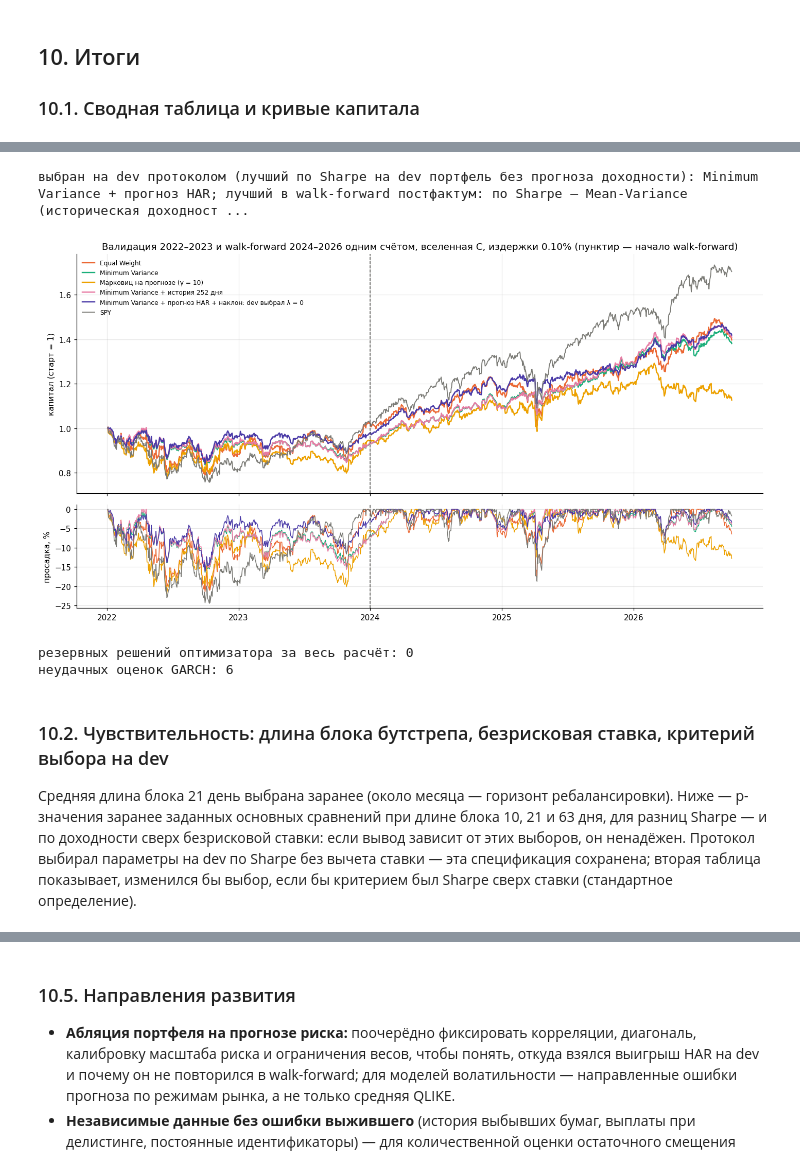
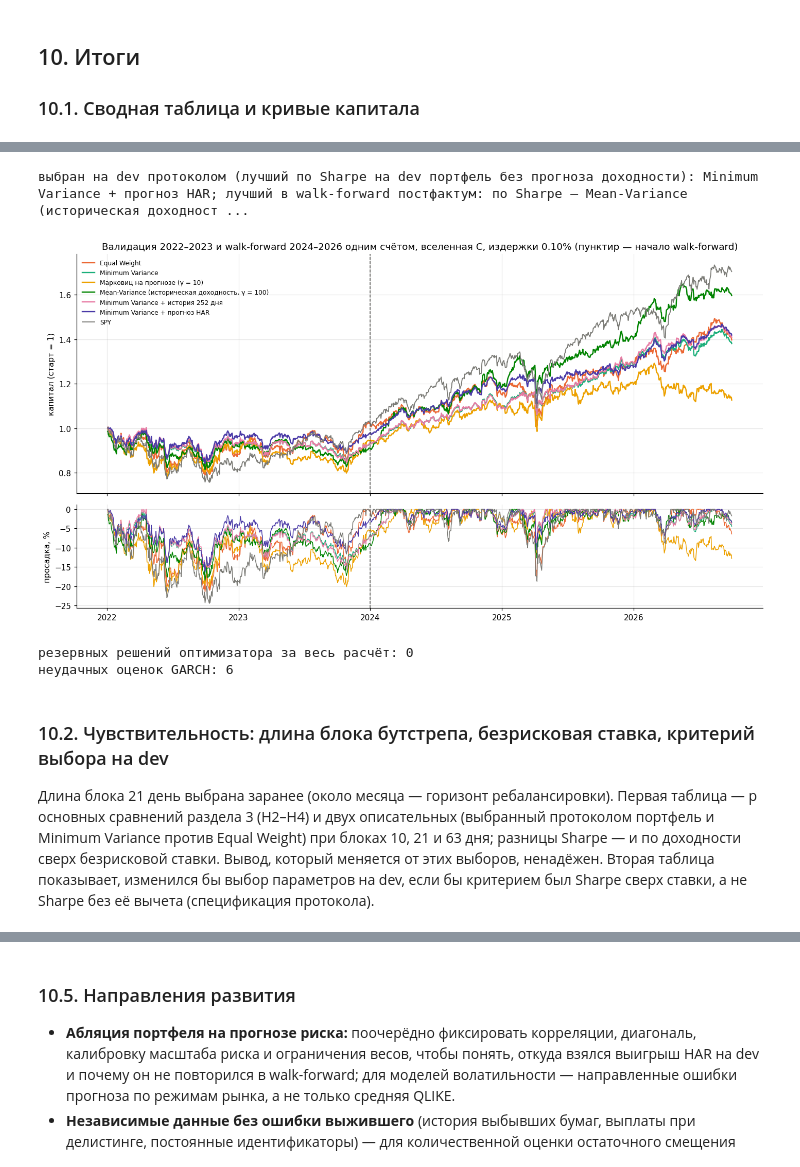
Before and after one commit to spendmail/finance, a Jupyter notebook: project/snp_500_managment_system.ipynb, the cells around one changed output, grey strips where cells are left out. Drawn from its saved outputs; the diff is of its cells as text; code cells hidden in the pictures.

```diff
--- a/project/snp_500_managment_system.ipynb
+++ b/project/snp_500_managment_system.ipynb
@@ -3450,9 +3458,11 @@ def combo_search():
 
 
 CGRID, LAMC, SMC, r_, c_, CCHECK = cached("combo", combo_search, (RBASE, VOL_BEST, tuple(LAMBDAS), tuple(SMOOTH), SIG_MAIN))
-COMBO_NAME = (f"{RBASE} + наклон (λ = {LAMC}, сглаж. {SMC})" if LAMC > 0 else f"{RBASE} + наклон: dev выбрал λ = 0")
-for per in PER:
-    RES[(COMBO_NAME, per)], CUR_EQ[(COMBO_NAME, per)] = r_[per], c_[per]
+# при λ = 0 комбинация совпадает с базой (проверка ниже), поэтому дальше она идёт под именем базы
+COMBO_NAME = f"{RBASE} + наклон (λ = {LAMC}, сглаж. {SMC})" if LAMC > 0 else RBASE
+if LAMC > 0:
+    for per in PER:
+        RES[(COMBO_NAME, per)], CUR_EQ[(COMBO_NAME, per)] = r_[per], c_[per]
 print(f"база — лучший по Sharpe на dev портфель без прогноза доходности: {RBASE}")
 print("проверка λ = 0: макс. относительное отличие кривой от базы:", {k: f"{v:.1e}" for k, v in CCHECK.items()})
 assert max(CCHECK.values()) < 1e-6
@@ -3908,7 +3924,7 @@ Sharpe на dev вселенной S по γ
 # %%
 CTRL_IN = [CTRL_NAME] if CTRL_NAME in RISK_STRATS else []
 FINAL = list(dict.fromkeys(["Equal Weight", "обратная волатильность", "Minimum Variance", MV0_NAME, MVH_NAME, MVF_NAME]
-                           + CTRL_IN + [MVC_NAME, MV_NAME, TILT_NAME, EP[0], EP[2], EP[3], COMBO_NAME, "SPY"]))
+                           + CTRL_IN + [MVC_NAME, MV_NAME] + ([TILT_NAME] if LAM > 0 else []) + EP + [COMBO_NAME, "SPY"]))
 FINAL_TAB = res_table(FINAL)
 display(FINAL_TAB.round(3))
 wf_ = FINAL_TAB[PER[2]]
@@ -3916,21 +3932,23 @@ print(f"выбран на dev протоколом (лучший по Sharpe н
       f"лучший в walk-forward постфактум: по Sharpe — {wf_['Sharpe'].idxmax()}, по Sharpe изб. — {wf_['Sharpe изб.'].idxmax()}, "
       f"по CAGR — {wf_['CAGR'].idxmax()} (выбор по результату walk-forward — не независимая проверка)")
 
-SHOW = ["Equal Weight", "Minimum Variance", MV_NAME] + ([TILT_NAME] if LAM > 0 else []) + CTRL_IN + [COMBO_NAME]
-FN_ALL = {**BASE, **RISK_STRATS, **ML_STRATS}
+SHOW = list(dict.fromkeys(["Equal Weight", "Minimum Variance", MV_NAME] + ([TILT_NAME] if LAM > 0 else [])
+                          + [MVH_NAME] + CTRL_IN + [COMBO_NAME]))
+FN_ALL = {**BASE, **RISK_STRATS, **ML_STRATS, MVH_NAME: mvh_fn(gamma=GAMMA_MVH)}
 
 
 def curves():
-    out = {n: backtest(FN_ALL[n], DEV_END, WF_END)[0] for n in SHOW if n != COMBO_NAME}
-    rec, _ = base_record(RBASE, DEV_END, WF_END)
-    out[COMBO_NAME] = backtest(tilt_fn(SIG[SIG_MAIN], LAMC, SMC, rec), DEV_END, WF_END)[0]
+    out = {n: backtest(FN_ALL[n], DEV_END, WF_END)[0] for n in SHOW if n in FN_ALL}
+    if LAMC > 0:
+        rec, _ = base_record(RBASE, DEV_END, WF_END)
+        out[COMBO_NAME] = backtest(tilt_fn(SIG[SIG_MAIN], LAMC, SMC, rec), DEV_END, WF_END)[0]
     return out
 
 
 CONT = cached("curves_val_wf", curves, (tuple(SHOW), RBASE, LAMC, SMC, GAMMA, LAM, SM))
 fig, (ax1, ax2) = plt.subplots(2, 1, figsize=(13, 7), sharex=True, gridspec_kw={"height_ratios": [3, 1.3]})
 CURVE_COL = {"Equal Weight": COL["ew"], "Minimum Variance": COL["minvar"], MV_NAME: COL["mv"], TILT_NAME: COL["ml"],
-             COMBO_NAME: COL["risk"], "SPY": COL["spy"], CTRL_NAME: COL["alt"]}
+             COMBO_NAME: COL["risk"], "SPY": COL["spy"], CTRL_NAME: COL["alt"], MVH_NAME: PALETTE["green"]}
 for name in SHOW + ["SPY"]:
     c = CURVE_COL[name]
     eq = CONT[name] if name != "SPY" else fund_curve("SPY", DEV_END, WF_END)
@@ -3964,16 +3981,16 @@ print(f"неудачных оценок GARCH: {GARCH_FAILS}")
 | SPY | 0.159 | 0.179 | 0.914 | 0.888 | -0.337 | NaN | 0.014 | ... |
 выбран на dev протоколом (лучший по Sharpe на dev портфель без прогноза доходности): Minimum Variance + прогноз HAR; лучший в walk-forward постфактум: по Sharpe — Mean-Variance (историческая доходност ...
-[figure, old version]
+[figure, new version]
 резервных решений оптимизатора за весь расчёт: 0
 неудачных оценок GARCH: 6
 # %% [markdown]
 ### 10.2. Чувствительность: длина блока бутстрепа, безрисковая ставка, критерий выбора на dev
 
-Средняя длина блока 21 день выбрана заранее (около месяца — горизонт ребалансировки). Ниже — p-значения заранее
-заданных основных сравнений при длине блока 10, 21 и 63 дня, для разниц Sharpe — и по доходности сверх безрисковой
-ставки: если вывод зависит от этих выборов, он ненадёжен. Протокол выбирал параметры на dev по Sharpe без вычета
-ставки — эта спецификация сохранена; вторая таблица показывает, изменился бы выбор, если бы критерием был Sharpe
-сверх ставки (стандартное определение).
+Длина блока 21 день выбрана заранее (около месяца — горизонт ребалансировки). Первая таблица — p основных сравнений
+раздела 3 (H2–H4) и двух описательных (выбранный протоколом портфель и Minimum Variance против Equal Weight) при
+блоках 10, 21 и 63 дня; разницы Sharpe — и по доходности сверх безрисковой ставки. Вывод, который меняется от этих
+выборов, ненадёжен. Вторая таблица показывает, изменился бы выбор параметров на dev, если бы критерием был Sharpe
+сверх ставки, а не Sharpe без её вычета (спецификация протокола).
 # %%
 MAIN_TESTS = [("H2", MV_NAME, MVC_NAME, "Sharpe", sharpe_)]
 if LAM > 0:
```
Also changed, not shown: parts of 16 cells of this notebook.
